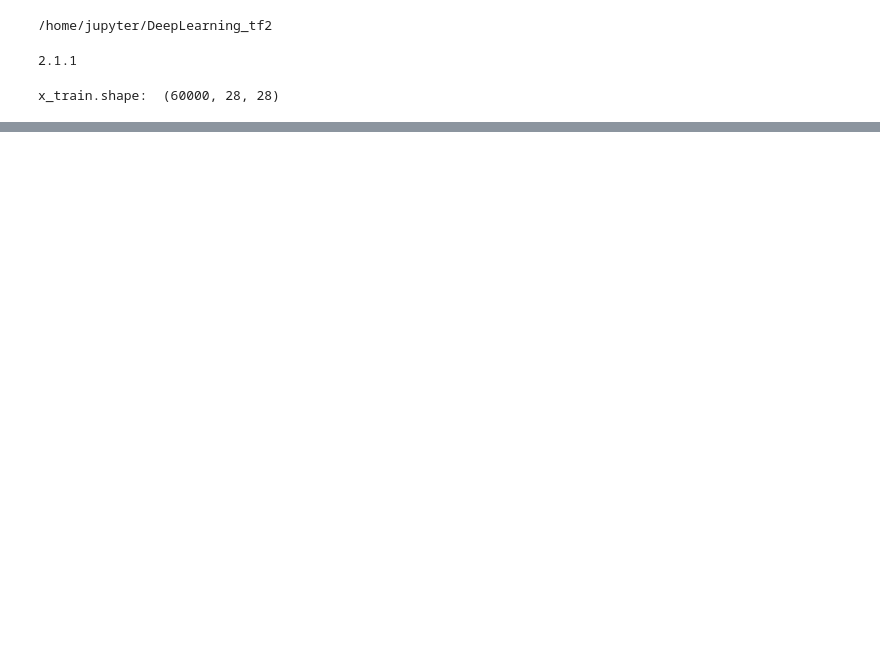
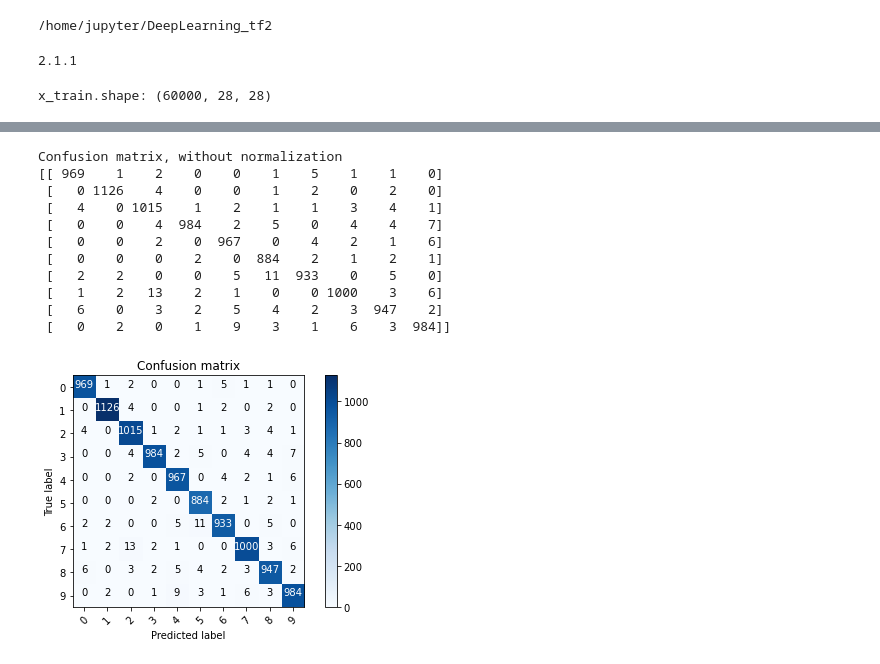
Before and after one commit to nicoc10/DeepLearning_tf2, a Jupyter notebook: ANN_image_classification.ipynb, the cells around one changed output, grey strips where cells are left out. Drawn from its saved outputs; the diff is of its cells as text; code cells hidden in the pictures; blank space fills up the shorter version.

```diff
--- a/ANN_image_classification.ipynb
+++ b/ANN_image_classification.ipynb
@@ -91,0 +87,61 @@ plt.legend()
+# %%
+# Plot confusion matrix
+from sklearn.metrics import confusion_matrix
+import numpy as np
+import itertools
+
+def plot_confusion_matrix(cm, classes,
+                          normalize=False,
+                          title='Confusion matrix',
+                          cmap=plt.cm.Blues):
+  """
+  This function prints and plots the confusion matrix.
+  Normalization can be applied by setting `normalize=True`.
+  """
+  if normalize:
+      cm = cm.astype('float') / cm.sum(axis=1)[:, np.newaxis]
+      print("Normalized confusion matrix")
+  else:
+      print('Confusion matrix, without normalization')
+
+  print(cm)
+
+  plt.imshow(cm, interpolation='nearest', cmap=cmap)
+  plt.title(title)
+  plt.colorbar()
+  tick_marks = np.arange(len(classes))
+  plt.xticks(tick_marks, classes, rotation=45)
+  plt.yticks(tick_marks, classes)
+
+  fmt = '.2f' if normalize else 'd'
+  thresh = cm.max() / 2.
+  for i, j in itertools.product(range(cm.shape[0]), range(cm.shape[1])):
+      plt.text(j, i, format(cm[i, j], fmt),
+               horizontalalignment="center",
+               color="white" if cm[i, j] > thresh else "black")
+
+  plt.tight_layout()
+  plt.ylabel('True label')
+  plt.xlabel('Predicted label')
+  plt.show()
+
+
+p_test = model.predict(x_test).argmax(axis=1)
+cm = confusion_matrix(y_test, p_test)
+plot_confusion_matrix(cm, list(range(10)))
+
+# Do these results make sense?
+# It's easy to confuse 9 <--> 4, 9 <--> 7, 2 <--> 7, etc.
+# %% [output]
+Confusion matrix, without normalization
+[[ 969    1    2    0    0    1    5    1    1    0]
+ [   0 1126    4    0    0    1    2    0    2    0]
+ [   4    0 1015    1    2    1    1    3    4    1]
+ [   0    0    4  984    2    5    0    4    4    7]
+ [   0    0    2    0  967    0    4    2    1    6]
+ [   0    0    0    2    0  884    2    1    2    1]
+ [   2    2    0    0    5   11  933    0    5    0]
+ [   1    2   13    2    1    0    0 1000    3    6]
+ [   6    0    3    2    5    4    2    3  947    2]
+ [   0    2    0    1    9    3    1    6    3  984]]
+[figure, added]
```
Also changed, not shown: parts of 9 cells of this notebook, 1 other file.
